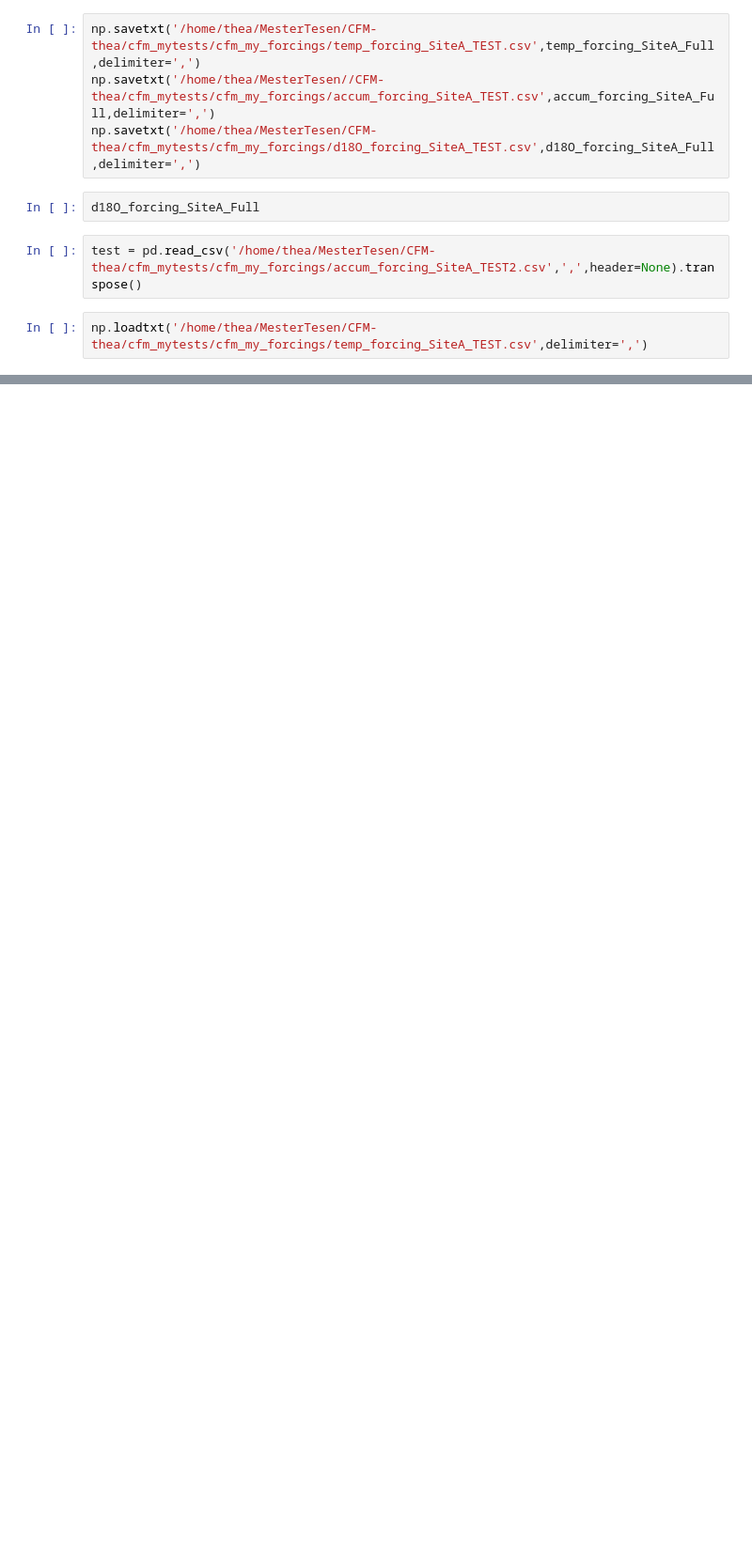
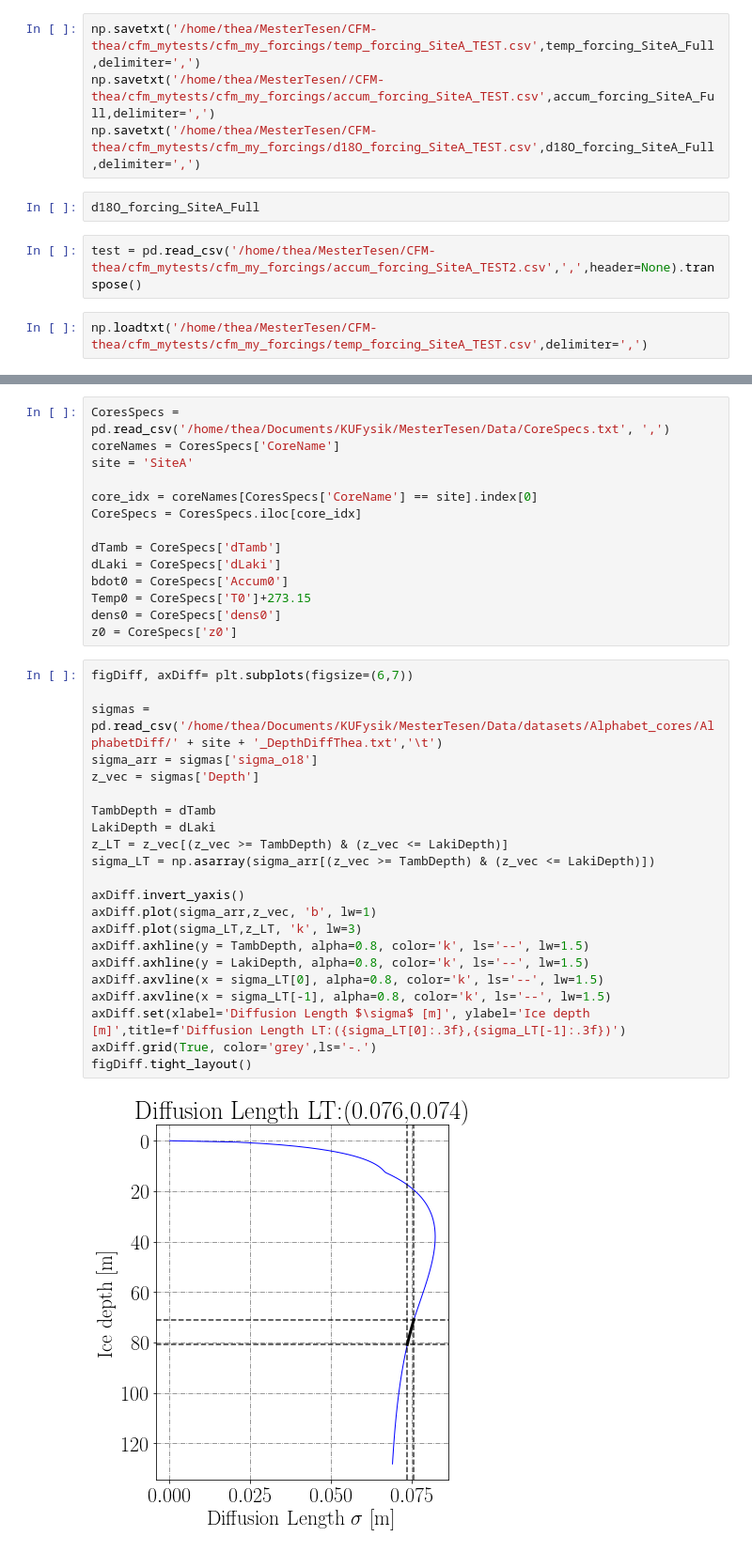
Before and after one commit to TheaQG/AWI_Bcores_Analysis, a Jupyter notebook: CFM_Testing.ipynb, the cells around one changed output, grey strips where cells are left out. Shown at 94% size. Cells and saved outputs as stored; diff of their text form; blank space fills up the shorter version.

```diff
--- a/CFM_Testing.ipynb
+++ b/CFM_Testing.ipynb
@@ -79,0 +167,38 @@ np.loadtxt('/home/thea/MesterTesen/CFM-thea/cfm_mytests/cfm_my_forcings/temp_for
+# %%
+CoresSpecs = pd.read_csv('/home/thea/Documents/KUFysik/MesterTesen/Data/CoreSpecs.txt', ',')
+coreNames = CoresSpecs['CoreName']
+site = 'SiteA'
+
+core_idx = coreNames[CoresSpecs['CoreName'] == site].index[0]
+CoreSpecs = CoresSpecs.iloc[core_idx]
+
+dTamb = CoreSpecs['dTamb']
+dLaki = CoreSpecs['dLaki']
+bdot0 = CoreSpecs['Accum0']
+Temp0 = CoreSpecs['T0']+273.15
+dens0 = CoreSpecs['dens0']
+z0 = CoreSpecs['z0']
+# %%
+figDiff, axDiff= plt.subplots(figsize=(6,7))
+
+sigmas = pd.read_csv('/home/thea/Documents/KUFysik/MesterTesen/Data/datasets/Alphabet_cores/AlphabetDiff/' + site + '_DepthDiffThea.txt','\t')
+sigma_arr = sigmas['sigma_o18']
+z_vec = sigmas['Depth']
+
+TambDepth = dTamb
+LakiDepth = dLaki
+z_LT = z_vec[(z_vec >= TambDepth) & (z_vec <= LakiDepth)]
+sigma_LT = np.asarray(sigma_arr[(z_vec >= TambDepth) & (z_vec <= LakiDepth)])
+
+axDiff.invert_yaxis()
+axDiff.plot(sigma_arr,z_vec, 'b', lw=1)
+axDiff.plot(sigma_LT,z_LT, 'k', lw=3)
+axDiff.axhline(y = TambDepth, alpha=0.8, color='k', ls='--', lw=1.5)
+axDiff.axhline(y = LakiDepth, alpha=0.8, color='k', ls='--', lw=1.5)
+axDiff.axvline(x = sigma_LT[0], alpha=0.8, color='k', ls='--', lw=1.5)
+axDiff.axvline(x = sigma_LT[-1], alpha=0.8, color='k', ls='--', lw=1.5)
+axDiff.set(xlabel='Diffusion Length $\sigma$ [m]', ylabel='Ice depth [m]',title=f'Diffusion Length LT:({sigma_LT[0]:.3f},{sigma_LT[-1]:.3f})')
+axDiff.grid(True, color='grey',ls='-.')
+figDiff.tight_layout()
+# %% [output]
+[figure, added]
```
Also changed, not shown: parts of 10 cells of this notebook, 6 other files.
